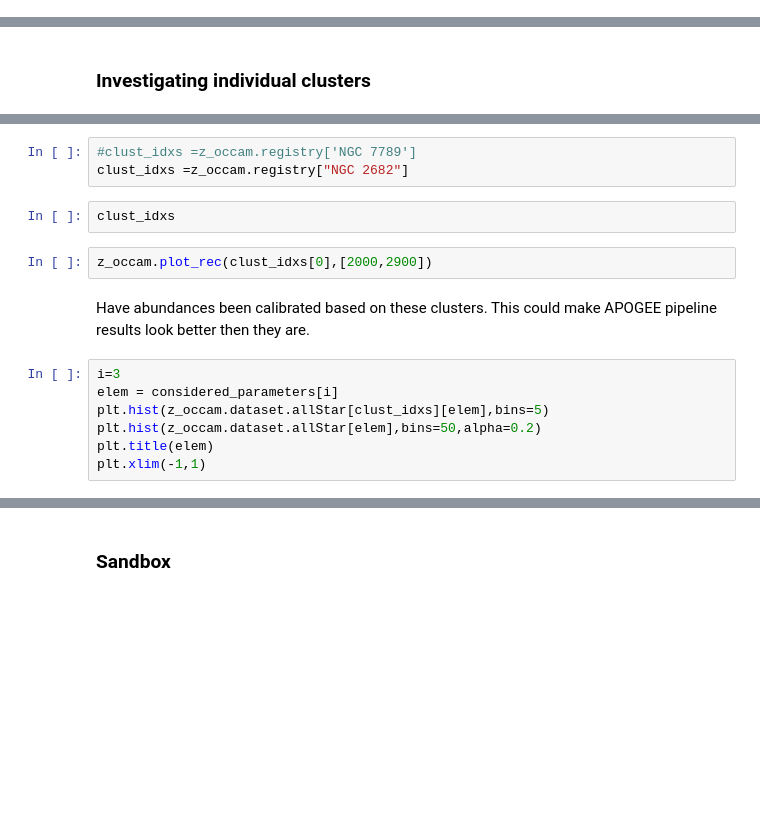
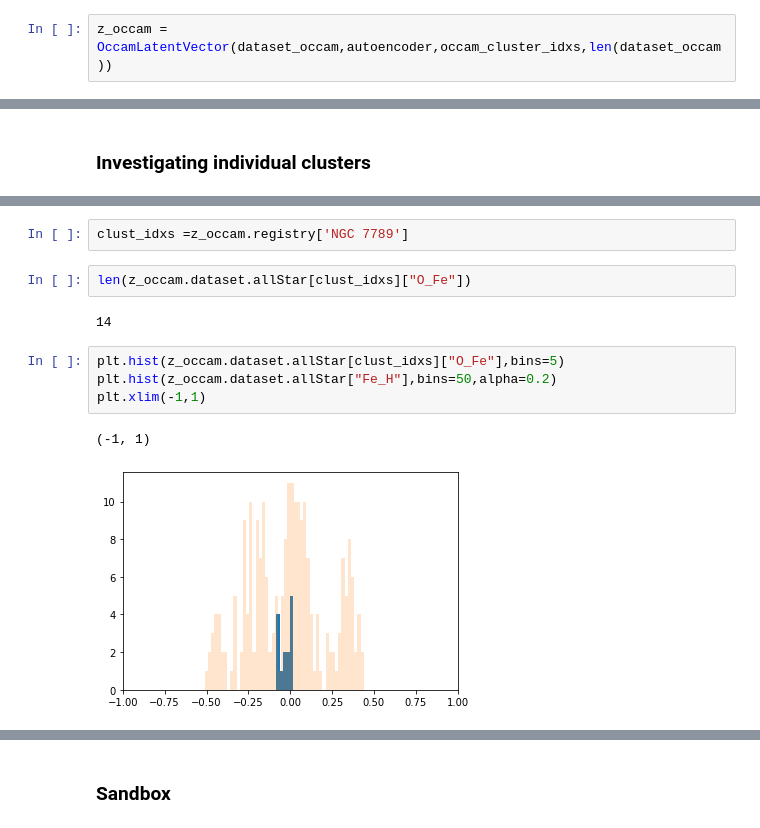
Before and after one commit to drd13/RSCA, a Jupyter notebook: apoNN/notebooks/6-Occam_fitting.ipynb, the cells around one changed output, grey strips where cells are left out. Drawn from its saved outputs; the diff is of its cells as text; blank space fills up the shorter version.

```diff
--- a/apoNN/notebooks/6-Occam_fitting.ipynb
+++ b/apoNN/notebooks/6-Occam_fitting.ipynb
@@ -222,0 +75,2 @@ whitened_z.centered.shape
+# %%
+z_occam = OccamLatentVector(dataset_occam,autoencoder,occam_cluster_idxs,len(dataset_occam))
@@ -227,17 +167,14 @@ z_occam.registry
 # %%
-#clust_idxs =z_occam.registry['NGC 7789']
-clust_idxs =z_occam.registry["NGC 2682"]
+clust_idxs =z_occam.registry['NGC 7789']
-# %%
-clust_idxs
-# %%
-z_occam.plot_rec(clust_idxs[0],[2000,2900])
-# %% [markdown]
-Have abundances been calibrated based on these clusters. This could make APOGEE pipeline results look better then they are.
+# %%
+len(z_occam.dataset.allStar[clust_idxs]["O_Fe"])
+# %% [output]
+14
 # %%
-i=3
-elem = considered_parameters[i]
-plt.hist(z_occam.dataset.allStar[clust_idxs][elem],bins=5)
-plt.hist(z_occam.dataset.allStar[elem],bins=50,alpha=0.2)
-plt.title(elem)
+plt.hist(z_occam.dataset.allStar[clust_idxs]["O_Fe"],bins=5)
+plt.hist(z_occam.dataset.allStar["Fe_H"],bins=50,alpha=0.2)
 plt.xlim(-1,1)
+# %% [output]
+(-1, 1)
+[figure, added]
 # %%
```
Also changed, not shown: parts of 52 cells of this notebook, 16 other files.
